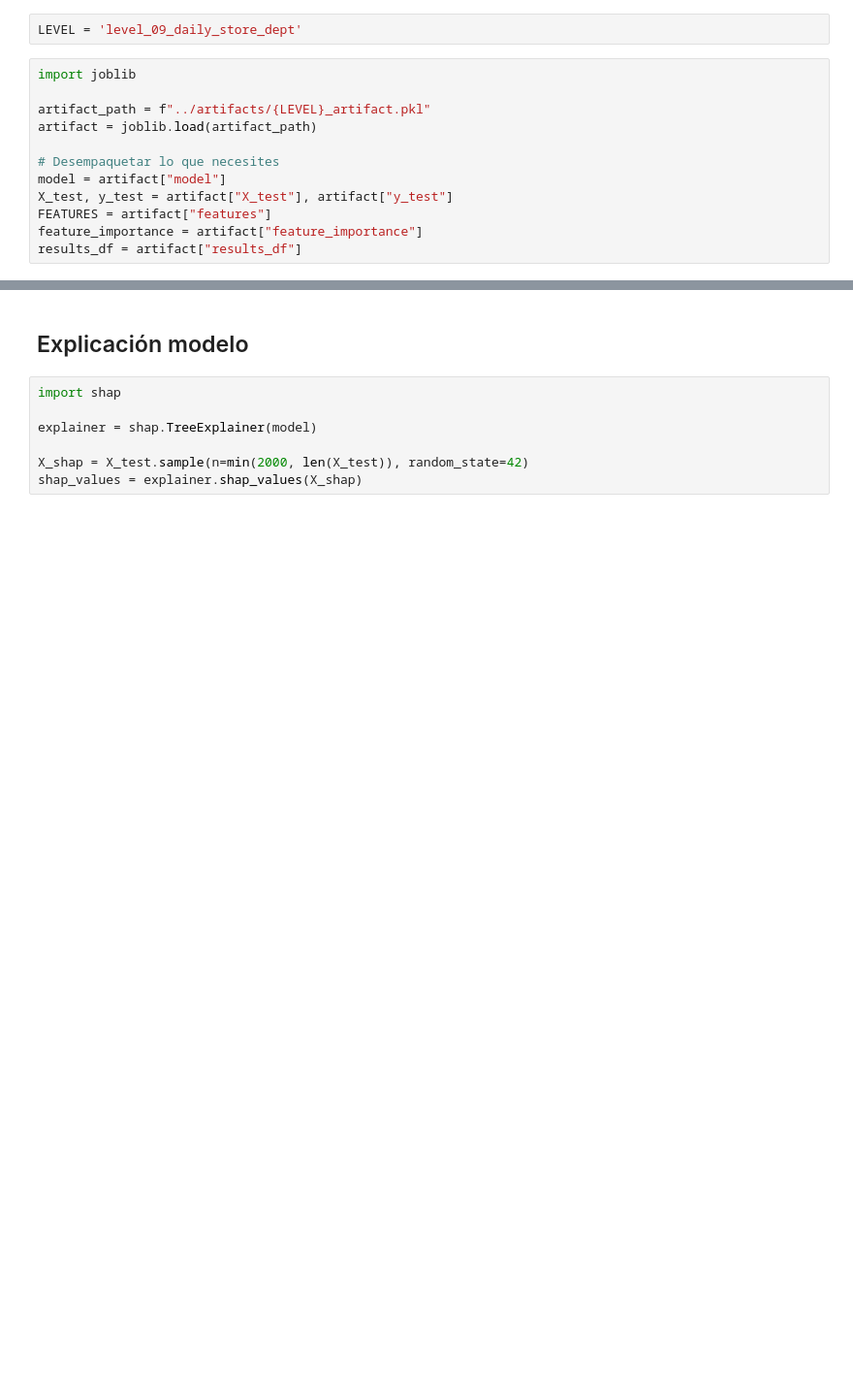
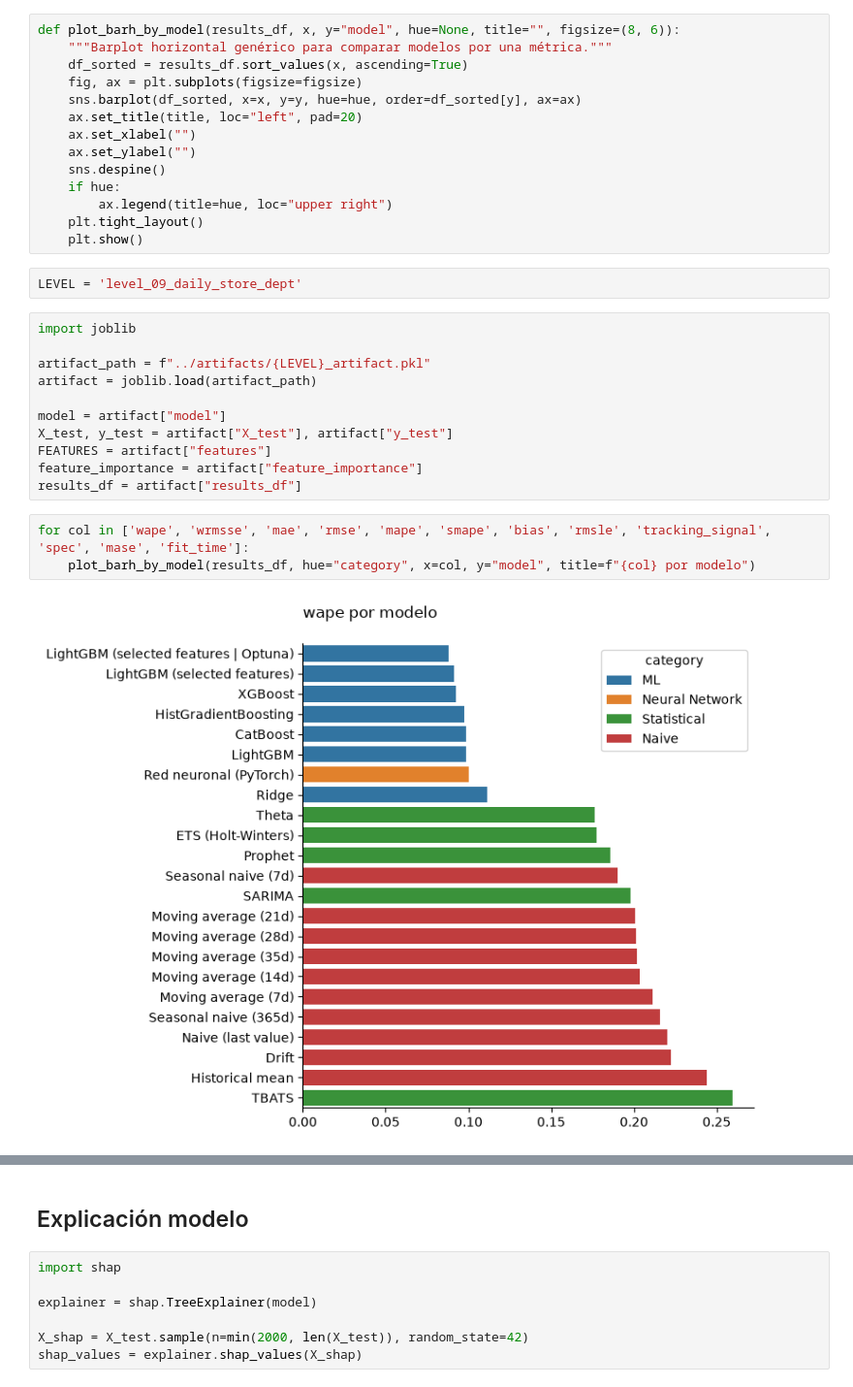
Before and after one commit to njimenez94/forecast-tfm, a Jupyter notebook: notebooks/03_predictions.ipynb, the cells around one changed output, grey strips where cells are left out. Shown at 97% size. Drawn from its saved outputs; the diff is of its cells as text; blank space fills up the shorter version.

```diff
--- a/notebooks/03_predictions.ipynb
+++ b/notebooks/03_predictions.ipynb
@@ -15,6 +15,20 @@ from loguru import logger
 pd.set_option("display.max_columns", None)
 # %%
 from src.evaluation.metrics import build_predictions_report
+# %%
+def plot_barh_by_model(results_df, x, y="model", hue=None, title="", figsize=(8, 6)):
+    """Barplot horizontal genérico para comparar modelos por una métrica."""
+    df_sorted = results_df.sort_values(x, ascending=True)
+    fig, ax = plt.subplots(figsize=figsize)
+    sns.barplot(df_sorted, x=x, y=y, hue=hue, order=df_sorted[y], ax=ax)
+    ax.set_title(title, loc="left", pad=20)
+    ax.set_xlabel("")
+    ax.set_ylabel("")
+    sns.despine()
+    if hue:
+        ax.legend(title=hue, loc="upper right")
+    plt.tight_layout()
+    plt.show()
 # %%
 LEVEL = 'level_09_daily_store_dept'
 # %%
@@ -23,9 +37,13 @@ import joblib
 artifact_path = f"../artifacts/{LEVEL}_artifact.pkl"
 artifact = joblib.load(artifact_path)
 
-# Desempaquetar lo que necesites
 model = artifact["model"]
 X_test, y_test = artifact["X_test"], artifact["y_test"]
 FEATURES = artifact["features"]
 feature_importance = artifact["feature_importance"]
 results_df = artifact["results_df"]
+# %%
+for col in ['wape', 'wrmsse', 'mae', 'rmse', 'mape', 'smape', 'bias', 'rmsle', 'tracking_signal', 'spec', 'mase', 'fit_time']:
+    plot_barh_by_model(results_df, hue="category", x=col, y="model", title=f"{col} por modelo")
+# %% [output]
+[figure, added]
```
Also changed, not shown: parts of 5 cells of this notebook, 3 other files.
